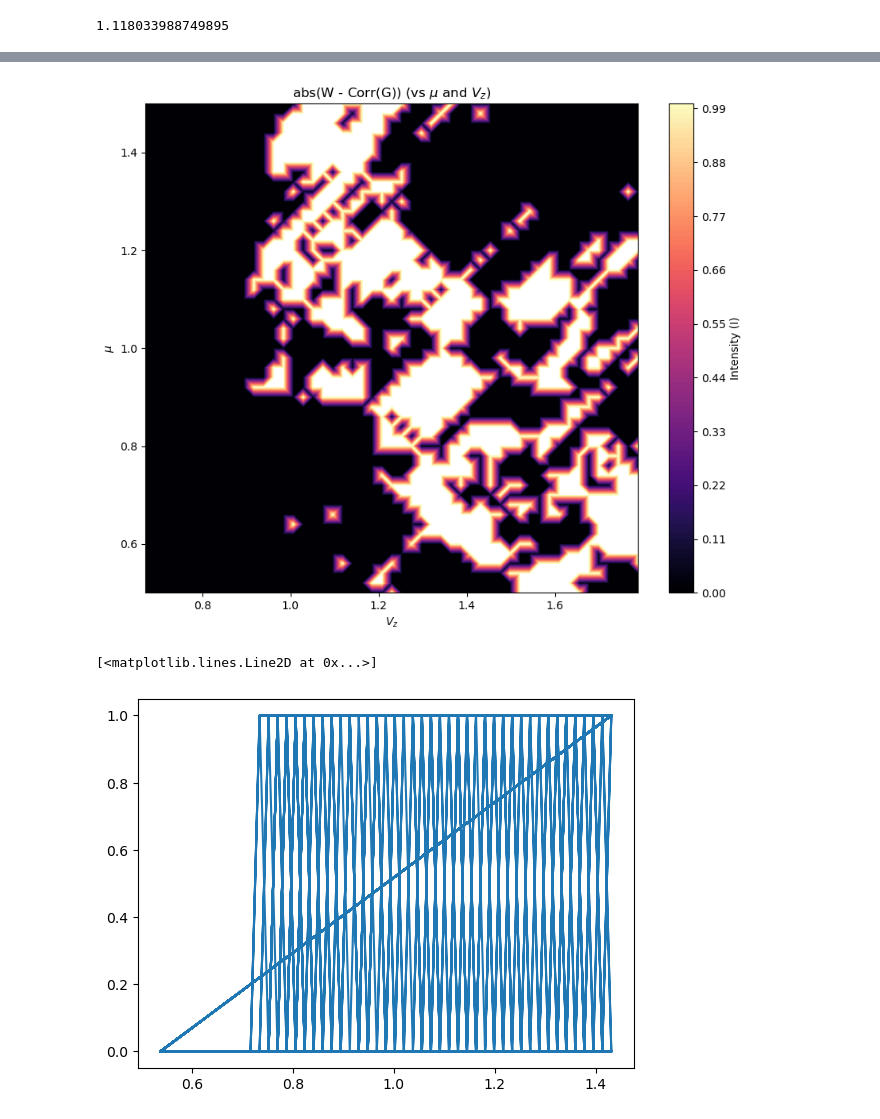
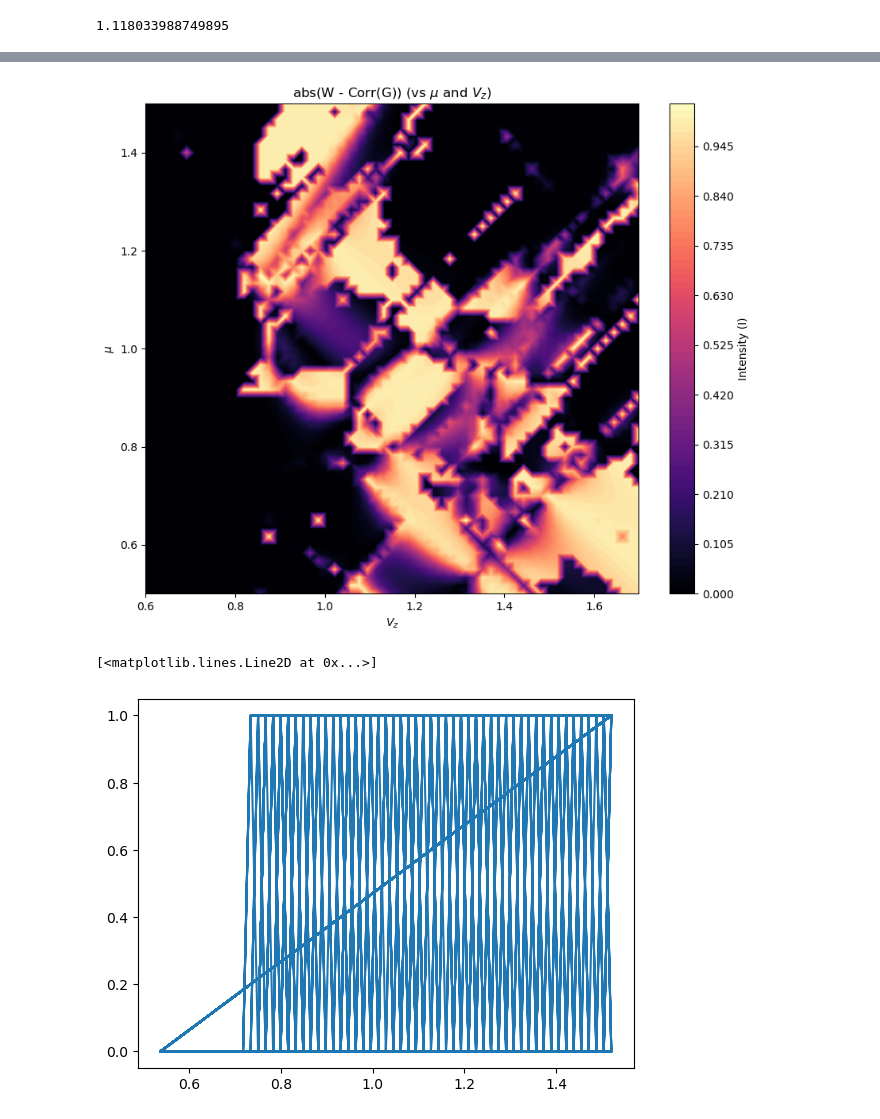
Before and after one commit to polianahp/Nonlocality-of-local-Andreev-conductances-as-a-probe-for-topological-Majorana-wires, a Jupyter notebook: plotting.ipynb, the cells around one changed output, grey strips where cells are left out. Cells and saved outputs as stored; diff of their text form; code cells hidden in the pictures.

Commit message:
Added PDI calculation with barriers

```diff
--- a/plotting.ipynb
+++ b/plotting.ipynb
@@ -30,7 +30,7 @@ V_c
 
 save_plots = True
 
-dirname = "reruncorr_stong_dis_test"
+dirname = "reruncorr_stong_dis_test2"
 save_dir = Path(PathConfigs.DATA/dirname/"Plots")
 
 os.makedirs(save_dir, exist_ok=True)
@@ -129,27 +129,33 @@ def invariant_metric(f1,f2):
     norm_f1 = (f1/np.max(f1))
     norm_f2 = (f2/np.max(f2))
 
-    normf1mean = norm_f1.mean()
-    normf2mean = norm_f2.mean()
+    normf1mean = norm_f1[-1]
+    normf2mean = norm_f2[-1]
 
-    fmax = norm_f1 if normf1mean > normf2mean else f2
-    fmin = norm_f1 if normf1mean < normf2mean else f2
+    N = norm_f1.size
+
+    if normf1mean > normf2mean:
+        fmax = norm_f1
+        fmin = norm_f2
+    else:
+        fmax = norm_f2
+        fmin = norm_f1
 
 
-    return np.sum(fmin - 1)*np.sum(fmax - 1)/(np.sum(fmin - 1)*np.sum(fmin - 1))
+    return (np.sum(1 - fmax)/np.sum(1-fmin)) #* (1/N)
 # %%
 symm_KL = lambda p, q: 0.5*(entropy(p,q) + entropy(q,p))
 
-thresh = 0.8
+thresh = 0.95
 
 
-#corrs = np.asarray([1 - symm_KL(barrier_left_conductance_left_arr[i,:], barrier_left_conductance_right_arr[i,:]) for i in range(barrier_left_conductance_right_arr.shape[0])])
+#corrs = np.asarray([1-symm_KL(barrier_left_conductance_left_arr[i,:], barrier_left_conductance_right_arr[i,:]) for i in range(barrier_left_conductance_right_arr.shape[0])])
 #corrs = corrs - corrs.min()
 #corrs = corrs/corrs.max()
 
 corrs = np.asarray([invariant_metric(barrier_left_conductance_left_arr[i,:], barrier_left_conductance_right_arr[i,:]) for i in range(barrier_left_conductance_right_arr.shape[0])])
-corrs = np.asarray([1.0 if corr > 1 else corr for corr in corrs])
-corrs = np.asarray([0.0 if corr < 0.0 else corr for corr in corrs])
-#
-corrs = np.asarray([0.0 if corr < thresh else corr for corr in corrs])
-corrs = np.asarray([1.0 if corr > thresh else corr for corr in corrs])
+#corrs = np.asarray([1.0 if corr > 1 else corr for corr in corrs])
+#corrs = np.asarray([0.0 if corr < 0.0 else corr for corr in corrs])
+##
+#corrs = np.asarray([0.0 if corr < thresh else corr for corr in corrs])
+#corrs = np.asarray([1.0 if corr > thresh else corr for corr in corrs])
@@ -367,32 +346,32 @@ Max negative Difference: diff: [-1. -1. -1. -1. -1. -1. -1. -1. -1. -1. -1. -1.
 # %%
 import numpy as np
 import matplotlib.pyplot as plt
 
 mu  =  params_list[:, 1]  # x-axis
-V_z =  params_list[:, 2]*V_c  # y-axis
+V_z =  params_list[:, 2]  # y-axis
 #diff = I/I.max() - rG_corr/rG_corr.max()
 diff = np.abs(I - corrs)
 
 
 # 3. Create the heatmap
 plt.figure(figsize=(10, 8))
 
 # tricontourf creates a smooth filled contour plot
 # levels=100 makes it look like a continuous heatmap
 contour = plt.tricontourf(V_z, mu, diff, levels=100, cmap='magma')
 
 # Add a colorbar to show what I values the colors represent
 cbar = plt.colorbar(contour)
 cbar.set_label('Intensity (I)')
 
 # 4. Label axes
 plt.ylabel(r'$\mu$')
 plt.xlabel(r'$V_z$')
 plt.title('abs(W - Corr(G)) (vs $\mu$ and $V_z$)')
 
 plt.show()
 # %% [output]
-[figure, old version]
+[figure, new version]
 # %%
 data = {
     'mu': pdi_arr[:, 0],
@@ -412,7 +391,7 @@ mudf = df[np.isclose(df['mu'], val,rtol = 1e-6) ]
 plt.plot(mudf['V_z']/V_c, mudf['I'])
 # %% [output]
 [<matplotlib.lines.Line2D at 0x...>]
-[figure, old version]
+[figure, new version]
 # %%
 mu = 1
 Delta = 0.5
```
Also changed, not shown: parts of 14 cells of this notebook, 6 other files.
